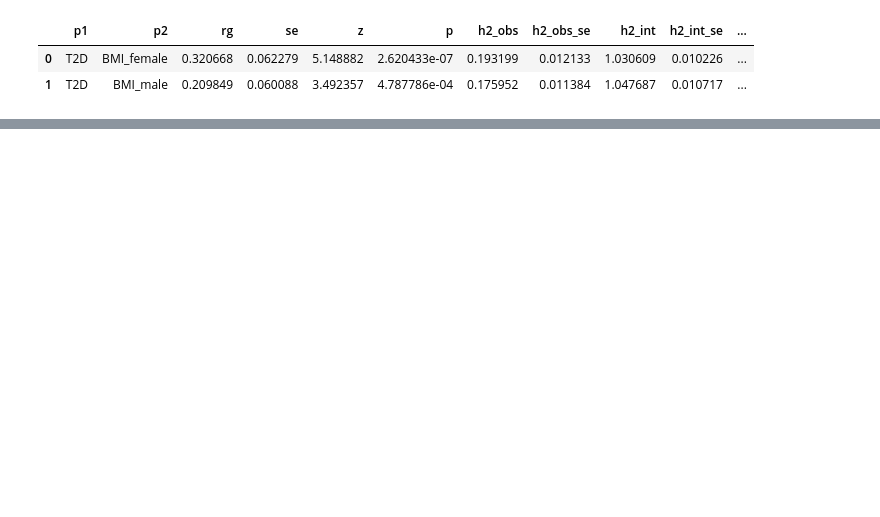
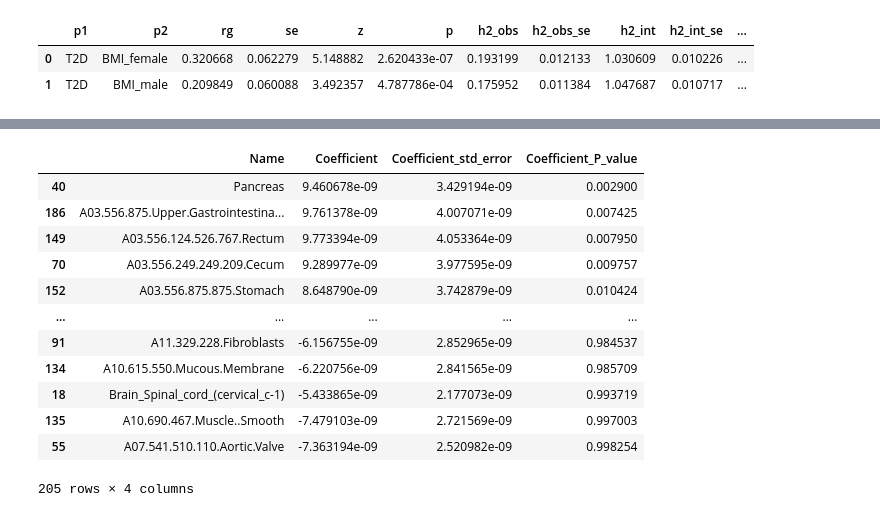
Before and after one commit to Cloufield/gwaslab, a Jupyter notebook: docs/ldsc_in_gwaslab.ipynb, the cells around one changed output, grey strips where cells are left out. Drawn from its saved outputs; the diff is of its cells as text; code cells hidden in the pictures; blank space fills up the shorter version.

```diff
--- a/docs/ldsc_in_gwaslab.ipynb
+++ b/docs/ldsc_in_gwaslab.ipynb
@@ -121,0 +196,16 @@ fig,ax,log,df = gl.plot_rg(t2d.ldsc_rg)
+# %%
+t2d.ldsc_h2_cts
+# %% [output]
+|  | Name | Coefficient | Coefficient_std_error | Coefficient_P_value |
+| 40 | Pancreas | 9.460678e-09 | 3.429194e-09 | 0.002900 |
+| 186 | A03.556.875.Upper.Gastrointestina... | 9.761378e-09 | 4.007071e-09 | 0.007425 |
+| 149 | A03.556.124.526.767.Rectum | 9.773394e-09 | 4.053364e-09 | 0.007950 |
+| 70 | A03.556.249.249.209.Cecum | 9.289977e-09 | 3.977595e-09 | 0.009757 |
+| 152 | A03.556.875.875.Stomach | 8.648790e-09 | 3.742879e-09 | 0.010424 |
+| ... | ... | ... | ... | ... |
+| 91 | A11.329.228.Fibroblasts | -6.156755e-09 | 2.852965e-09 | 0.984537 |
+| 134 | A10.615.550.Mucous.Membrane | -6.220756e-09 | 2.841565e-09 | 0.985709 |
+| 18 | Brain_Spinal_cord_(cervical_c-1) | -5.433865e-09 | 2.177073e-09 | 0.993719 |
+| 135 | A10.690.467.Muscle..Smooth | -7.479103e-09 | 2.721569e-09 | 0.997003 |
+| 55 | A07.541.510.110.Aortic.Valve | -7.363194e-09 | 2.520982e-09 | 0.998254 |
+205 rows × 4 columns
```
Also changed, not shown: parts of 11 cells of this notebook, 8 other files.
